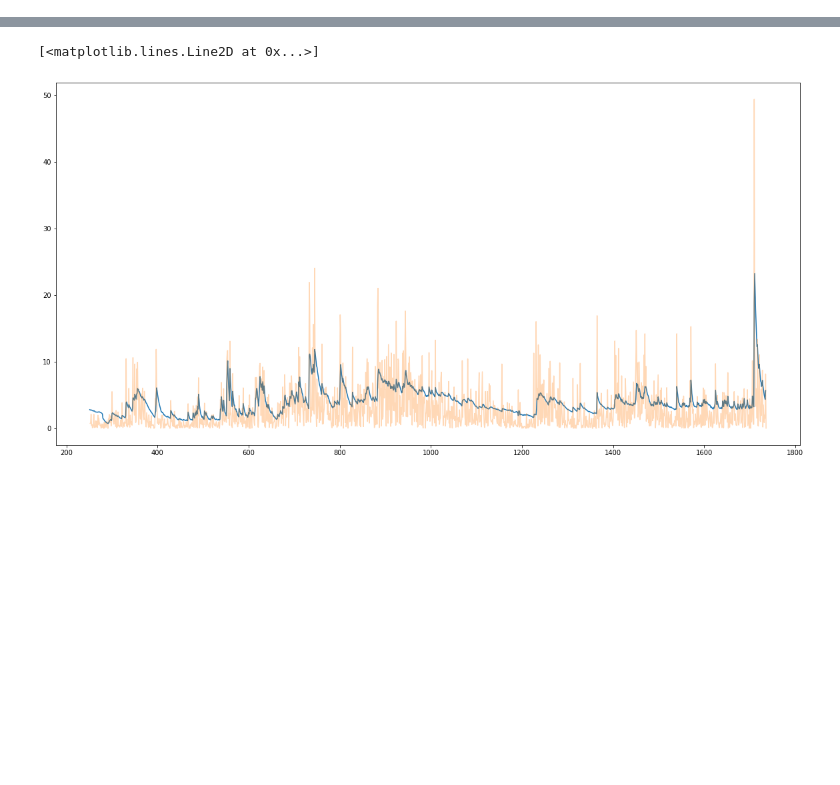
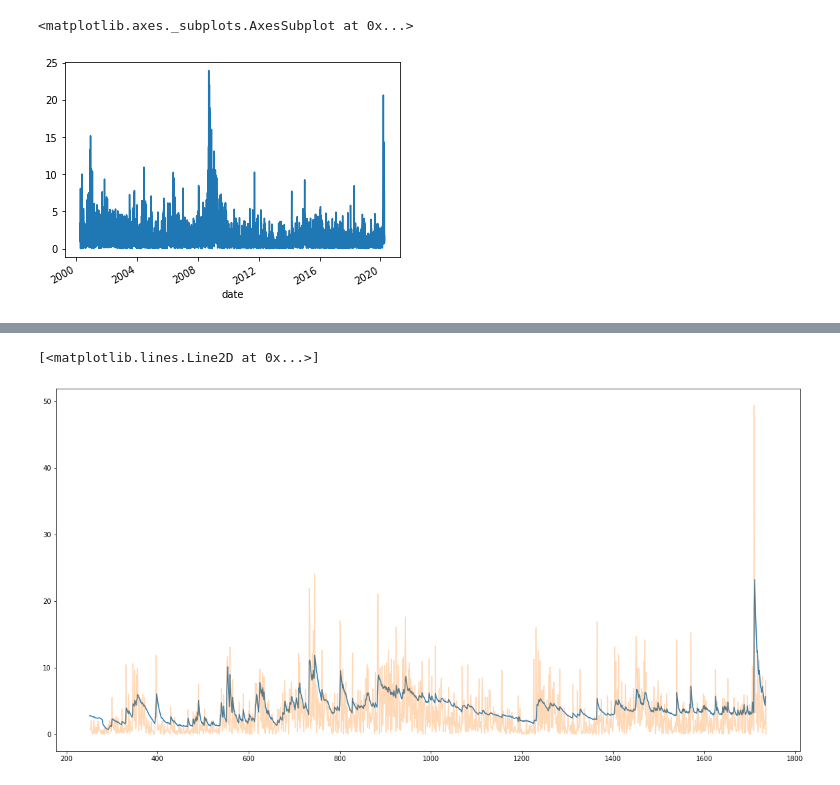
Before and after one commit to georgypv/time-series-analysis, a Jupyter notebook: evaluation.ipynb, the cells around one changed output, grey strips where cells are left out. Saved outputs shown, nothing was run; the diff lists cells and outputs as text; code cells hidden in the pictures; blank space fills up the shorter version.

```diff
--- a/evaluation.ipynb
+++ b/evaluation.ipynb
@@ -355,3 +492,8 @@ See scipy.optimize.fmin_slsqp for code meaning.
+# %%
+np.exp(np.log(data['lukoil']['return_abs'])).plot()
+# %% [output]
+<matplotlib.axes._subplots.AxesSubplot at 0x...>
+[figure, added]
 # %%
 results_all={}
 for asset_group in [stocks, indicies, currencies, commodities]:
```
Also changed, not shown: parts of 31 cells of this notebook, 8 other files.
